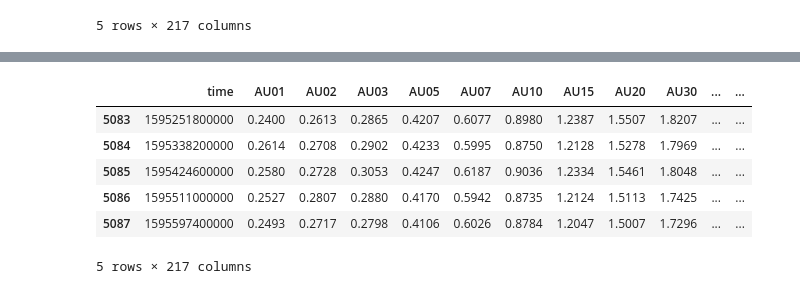
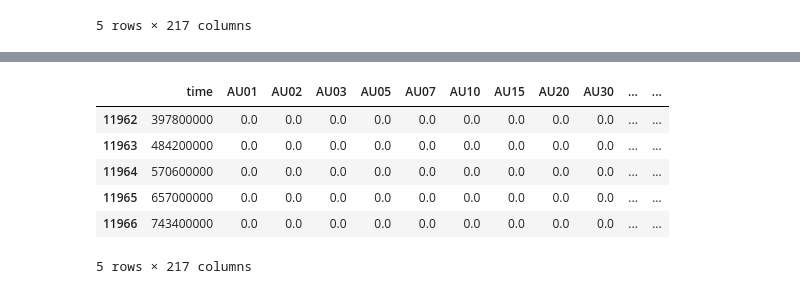
Before and after one commit to RussellzzZ/CausalInferenceDataScienceProject, a Jupyter notebook: data_project.ipynb, the cells around one changed output, grey strips where cells are left out. Cells and saved outputs as stored; diff of their text form; code cells hidden in the pictures.

```diff
--- a/data_project.ipynb
+++ b/data_project.ipynb
@@ -75,13 +82,13 @@ plt.show()
 # %%
 yields = pd.read_csv("data/yields.csv").sort_values(by='time', ascending=True)
 yields['datetime'] = pd.to_datetime(yields['time'], unit='ms')
 yields['datetime'] = yields['datetime'].dt.strftime('%Y/%m/%d')
-yields.tail()
+yields.head()
 # %% [output]
 |  | time | AU01 | AU02 | AU03 | AU05 | AU07 | AU10 | AU15 | AU20 | AU30 | ... | ... |
-| 5083 | 1595251800000 | 0.2400 | 0.2613 | 0.2865 | 0.4207 | 0.6077 | 0.8980 | 1.2387 | 1.5507 | 1.8207 | ... | ... |
-| 5084 | 1595338200000 | 0.2614 | 0.2708 | 0.2902 | 0.4233 | 0.5995 | 0.8750 | 1.2128 | 1.5278 | 1.7969 | ... | ... |
-| 5085 | 1595424600000 | 0.2580 | 0.2728 | 0.3053 | 0.4247 | 0.6187 | 0.9036 | 1.2334 | 1.5461 | 1.8048 | ... | ... |
-| 5086 | 1595511000000 | 0.2527 | 0.2807 | 0.2880 | 0.4170 | 0.5942 | 0.8735 | 1.2124 | 1.5113 | 1.7425 | ... | ... |
-| 5087 | 1595597400000 | 0.2493 | 0.2717 | 0.2798 | 0.4106 | 0.6026 | 0.8784 | 1.2047 | 1.5007 | 1.7296 | ... | ... |
+| 11962 | 397800000 | 0.0 | 0.0 | 0.0 | 0.0 | 0.0 | 0.0 | 0.0 | 0.0 | 0.0 | ... | ... |
+| 11963 | 484200000 | 0.0 | 0.0 | 0.0 | 0.0 | 0.0 | 0.0 | 0.0 | 0.0 | 0.0 | ... | ... |
+| 11964 | 570600000 | 0.0 | 0.0 | 0.0 | 0.0 | 0.0 | 0.0 | 0.0 | 0.0 | 0.0 | ... | ... |
+| 11965 | 657000000 | 0.0 | 0.0 | 0.0 | 0.0 | 0.0 | 0.0 | 0.0 | 0.0 | 0.0 | ... | ... |
+| 11966 | 743400000 | 0.0 | 0.0 | 0.0 | 0.0 | 0.0 | 0.0 | 0.0 | 0.0 | 0.0 | ... | ... |
 5 rows × 217 columns
```
Also changed, not shown: parts of 5 cells of this notebook.
